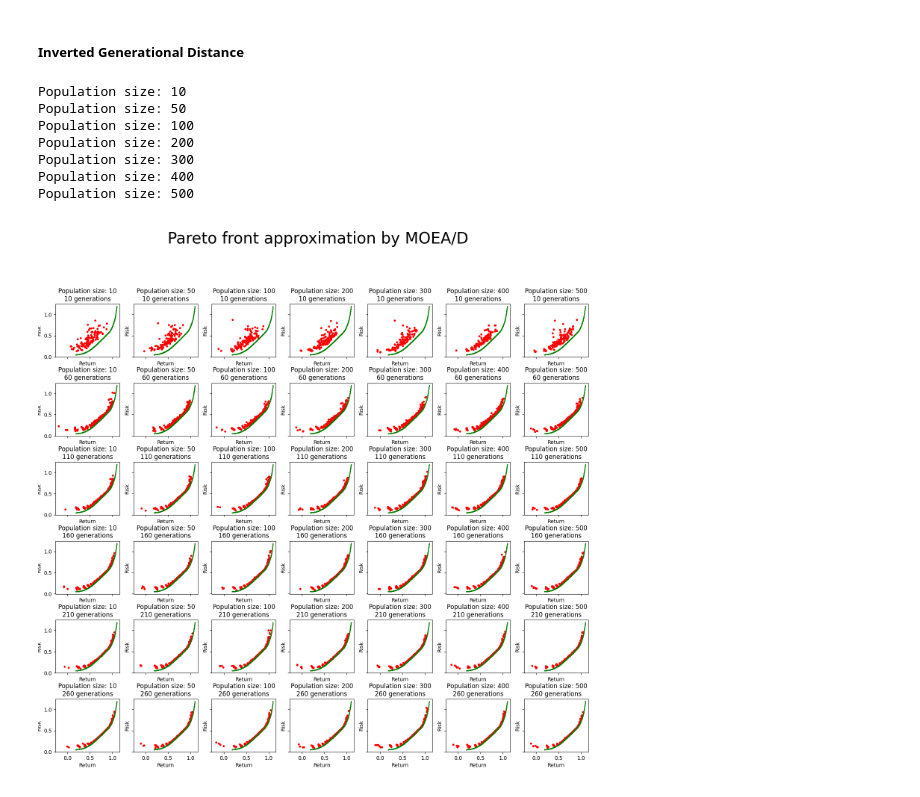
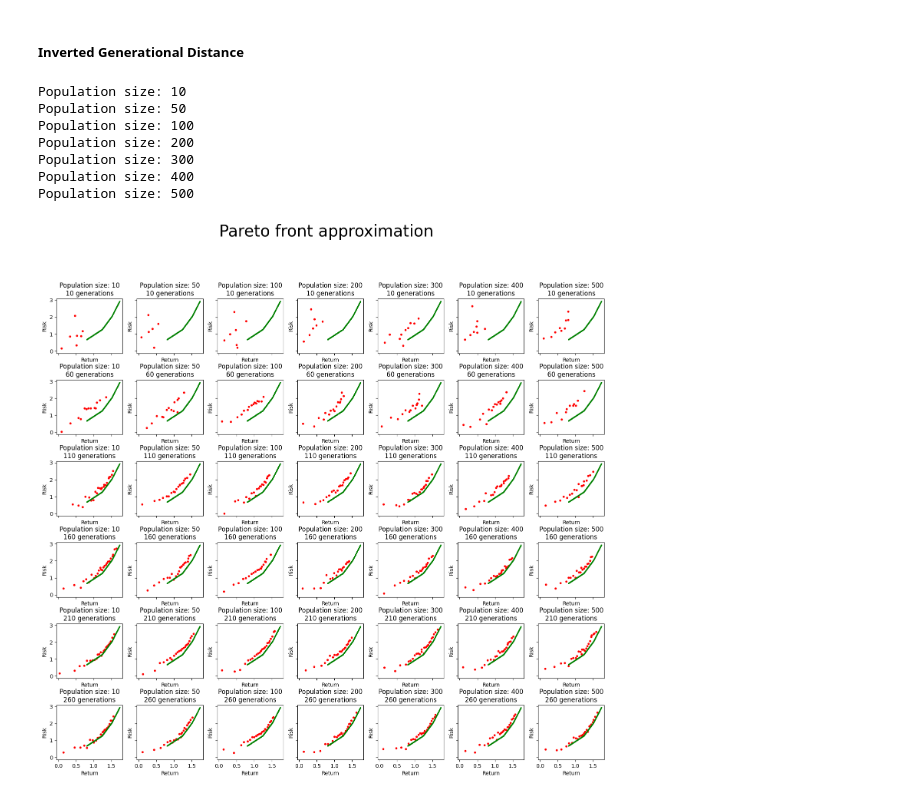
Before and after one commit to alessandro1802/moo, a Jupyter notebook: lab3.ipynb, the cells around one changed output. Saved outputs shown, nothing was run; the diff lists cells and outputs as text; code cells hidden in the pictures.

Commit message:
added Lab 3 data and updated Lab 3

```diff
--- a/lab3.ipynb
+++ b/lab3.ipynb
@@ -367,11 +648,0 @@ plt.show()
-# %%
-x, y = [], []
-for weights_solution in final_population_2d[0]:
-    x.append(sum([float(stock_data[i].increase) * weights_solution[i] for i in range(len(stock_data))]))
-    y.append(np.sqrt(np.sum(np.dot(weights_solution, risk_matrix * weights_solution))))
-
-fig, ax = plt.subplots(1, 1)
-ax.plot(x, y, '.r', zorder=0)
-ax.set_xlabel('Return')
-ax.set_ylabel('Risk')
-plt.show()
@@ -453,65 +729,66 @@ Optimal solution found.
 # %% [markdown]
 ##### Inverted Generational Distance
+# %%
+def calculateIGD(pareto_front_true, pareto_front_approx):
+    pareto_front_true = np.array(pareto_front_true)
+    pareto_front_approx = np.array(pareto_front_approx)
+    total_distance = 0.0
+    for point in pareto_front_approx:
+        total_distance += np.min(np.linalg.norm(pareto_front_true - point, axis=1))
+    return total_distance / len(pareto_front_approx)
 # %%
-n_generations = [300]
+pop_sizes = [10, 50, 100, 200, 300, 400, 500]
+n_generations = range(10, 300, 50)
 n_runs = 10
-igds = dict()
+igds = [dict(), dict()]
 
-fig, axes = plt.subplots(
-    len(n_generations), len(pop_sizes), figsize=(15, 15), sharex=True, sharey=True
-)
+fig, axes = plt.subplots(len(n_generations),
+                         len(pop_sizes),
+                         figsize=(15, 15),
+                         sharex=True, sharey=True)
 fig.tight_layout(h_pad=5)
 plt.subplots_adjust(top=0.85, bottom=0.05)
-fig.suptitle("Pareto front approximation by MOEA/D", fontsize=30)
+fig.suptitle("Pareto front approximation", fontsize=30)
 
 for col, population_size in enumerate(pop_sizes):
-    igds[population_size] = dict()
+    for i in range(len(igds)):
+        igds[i][population_size] = dict()
     print(f"Population size: {population_size}")
     for row, num_iterations in enumerate(n_generations):
-        igds[population_size][num_iterations] = []
-        solver = MOEAD_2D(
-            stock_data_norm, risk_matrix_norm, population_size, num_iterations
-        )
-        solver.solve()
-        liste = []
+        for i in range(len(igds)):
+            igds[i][population_size][num_iterations] = []
         for runs in range(n_runs):
-            solver2d = MOEAD_2D(
-                stock_data_norm, risk_matrix_norm, population_size, num_iterations
-            )
-            final_population, xxx = solver2d.solve()
+            solvers = [MOEAD_2D_AW(stock_data_norm,
+                                risk_matrix_norm,
+                                population_size,
+                                num_iterations),
+                       MOEAD_2D_DPRO(stock_data_norm,
+                                   risk_matrix_norm,
+                                   population_size,
+                                   num_iterations)]
+            for solver_idx, solver2d in enumerate(solvers):
+                final_population, _ = solver2d.solve()
+                coordinates = []
+                for weights_solution in final_population:
+                    coordinates.append([sum([float(stock_data[i].increase) * weights_solution[i] for i in range(len(stock_data))]),
+                                        sum([sum(risk_matrix[i]) * weights_solution[i] for i in range(len(stock_data))])])
+                # Calculate and store IGD
+                igds[solver_idx][population_size][num_iterations].append(calculateIGD(pareto_front_ecm, coordinates))
+        # Example plot: last run
+        axes[row, col].plot(np.array(coordinates)[:, 0], np.array(coordinates)[:, 1], '.r')
+        axes[row, col].plot(np.array(pareto_front_ecm)[:, 0], np.array(pareto_front_ecm)[:, 1], ".g", markersize=2)
 
-            for e in final_population:
-                liste.append(
-                    [
-                        sum([float(stock_data[j].increase) * e[j] for j in range(len(e))]),
-                        np.sqrt(np.sum(np.dot(e, risk_matrix * e))),
-                    ]
-                )
-            # Calculate and store IGD
-        # Example plot: last run
-        liste=np.array(liste)
-        axes[row, col].set_title(
-            f"Population size: {population_size}\n{num_iterations} generations"
-        )
-        x, y = liste[:, 0], liste[:, 1]
-        axes[row, col].plot(x, y, ".r")
-        xy, yy = (
-            np.array(pareto_fronts_ecm[500])[:, 0],
-            np.array(pareto_fronts_ecm[500])[:, 1],
-        )
-
-        axes[row, col].plot(xy, yy, ".g", markersize=2)
+        axes[row, col].set_title(f"Population size: {population_size}\n{num_iterations} generations")
         axes[row, col].set_xlabel("Return")
         axes[row, col].set_ylabel("Risk")
-
-plt.savefig("./plots/Pareto_fronts2.svg")
+plt.savefig("./plots/Pareto_fronts3.svg")
 plt.show()
 # %% [output]
 Population size: 10
 Population size: 50
 Population size: 100
 Population size: 200
 Population size: 300
 Population size: 400
 Population size: 500
-[figure, old version]
+[figure, new version]
```
Also changed, not shown: parts of 24 cells of this notebook, 47 other files.
